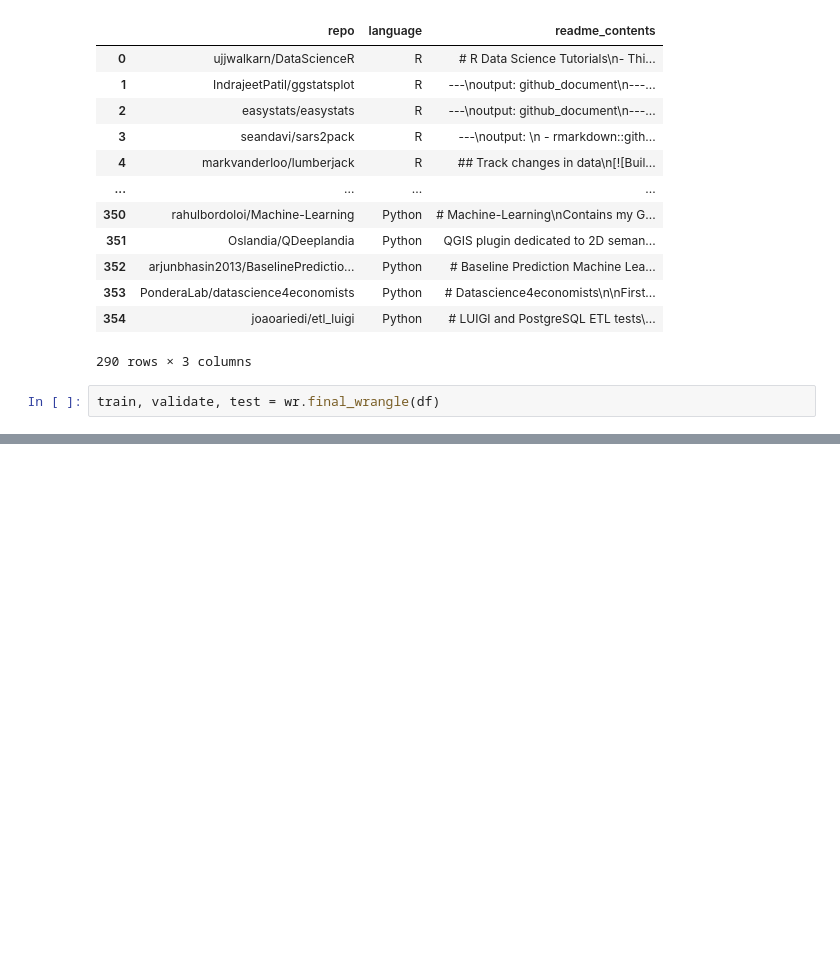
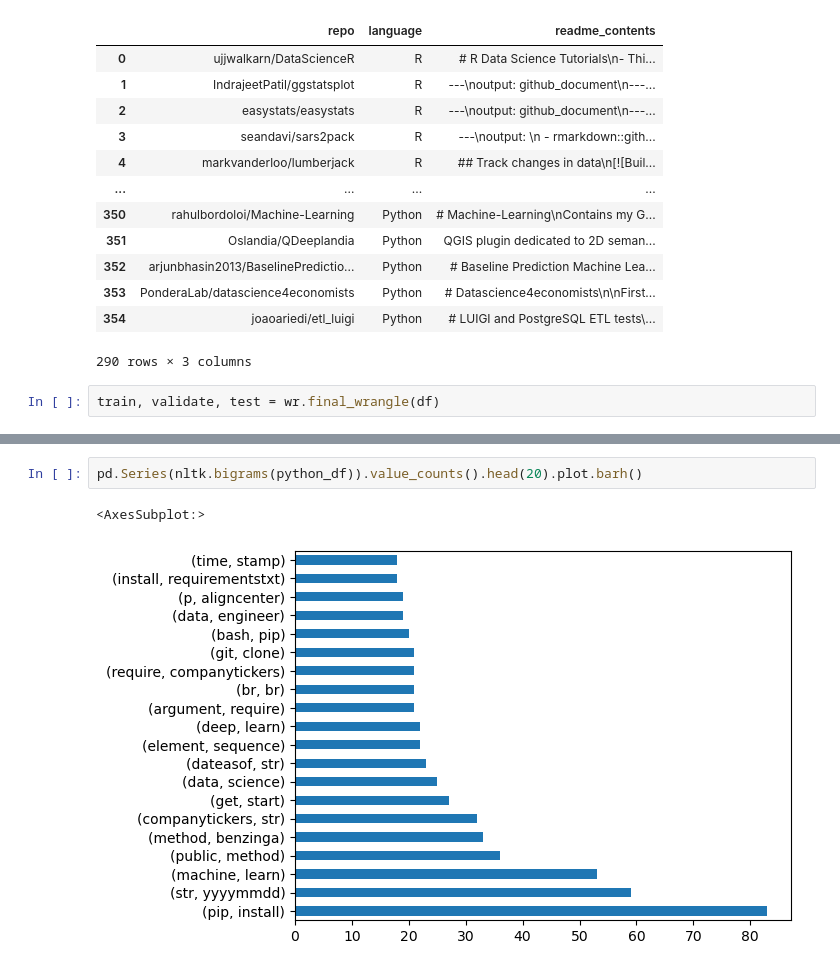
Before and after one commit to Cod-Up-Our-Data/github_language_processing, a Jupyter notebook: explore_g.ipynb, the cells around one changed output, grey strips where cells are left out. Cells and saved outputs as stored; diff of their text form; blank space fills up the shorter version.

```diff
--- a/explore_g.ipynb
+++ b/explore_g.ipynb
@@ -93,0 +141,5 @@ test
+# %%
+pd.Series(nltk.bigrams(python_df)).value_counts().head(20).plot.barh()
+# %% [output]
+<AxesSubplot:>
+[figure, added]
```
Also changed, not shown: parts of 28 cells of this notebook.
